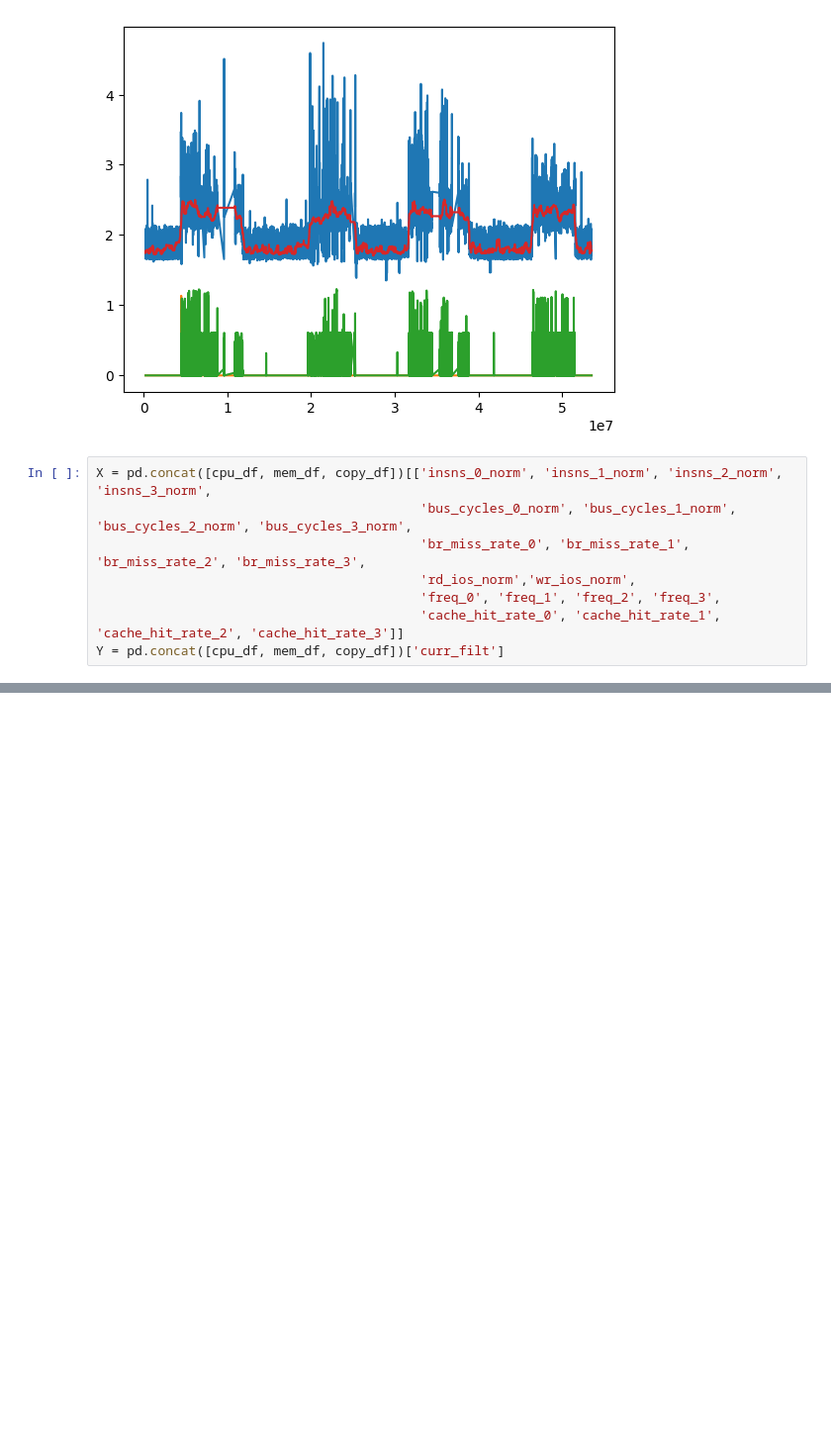
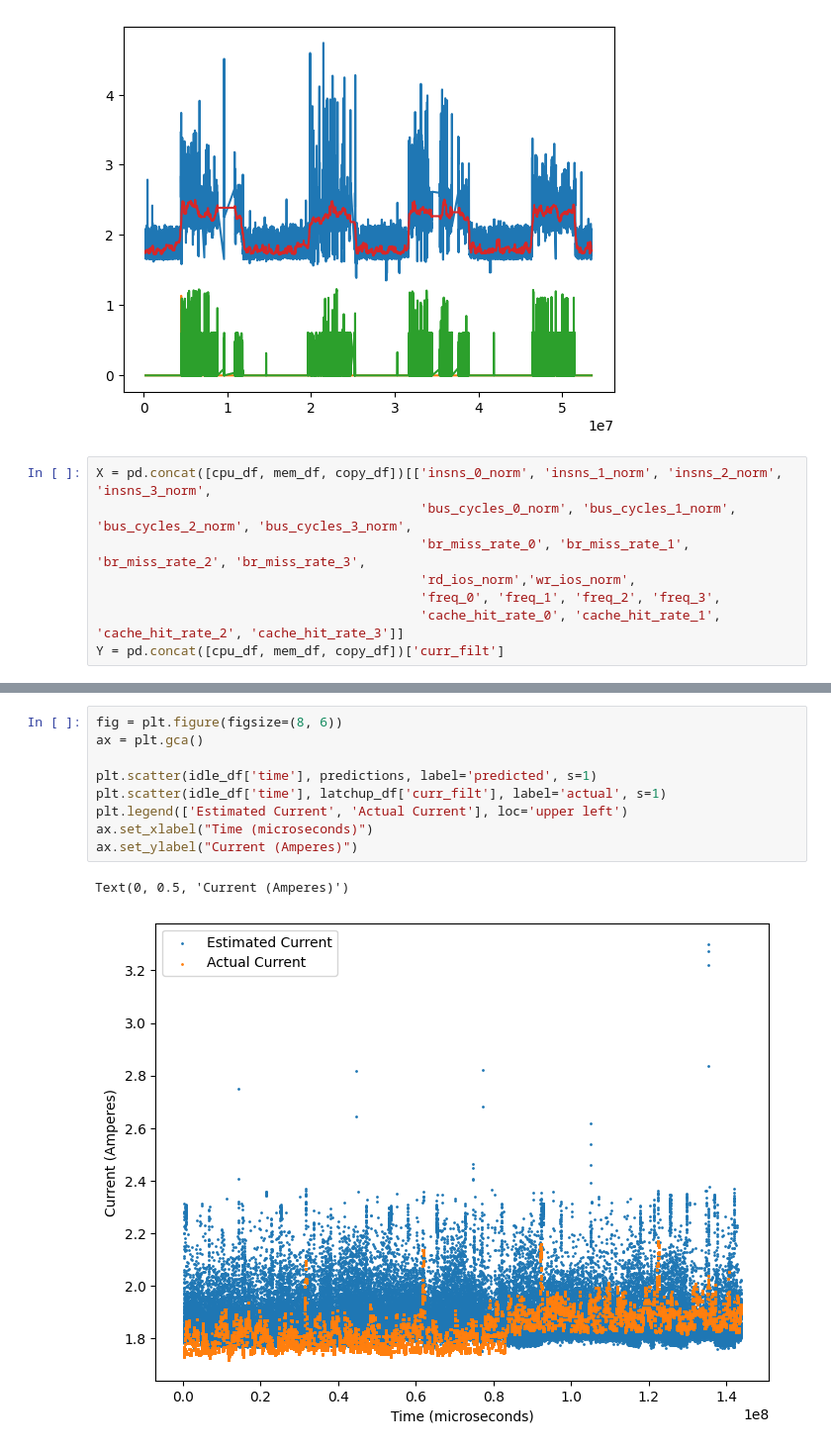
Before and after one commit to radshield/raspi-sel, a Jupyter notebook: analysis/perf_disk.ipynb, the cells around one changed output, grey strips where cells are left out. Shown at 99% size. Saved outputs shown, nothing was run; the diff lists cells and outputs as text; blank space fills up the shorter version.

```diff
--- a/analysis/perf_disk.ipynb
+++ b/analysis/perf_disk.ipynb
@@ -253,0 +258,12 @@ Text(0, 0.5, 'Current (Amperes)')
+# %%
+fig = plt.figure(figsize=(8, 6))
+ax = plt.gca()
+
+plt.scatter(idle_df['time'], predictions, label='predicted', s=1)
+plt.scatter(idle_df['time'], latchup_df['curr_filt'], label='actual', s=1)
+plt.legend(['Estimated Current', 'Actual Current'], loc='upper left')
+ax.set_xlabel("Time (microseconds)")
+ax.set_ylabel("Current (Amperes)")
+# %% [output]
+Text(0, 0.5, 'Current (Amperes)')
+[figure, added]
```
Also changed, not shown: parts of 11 cells of this notebook.
